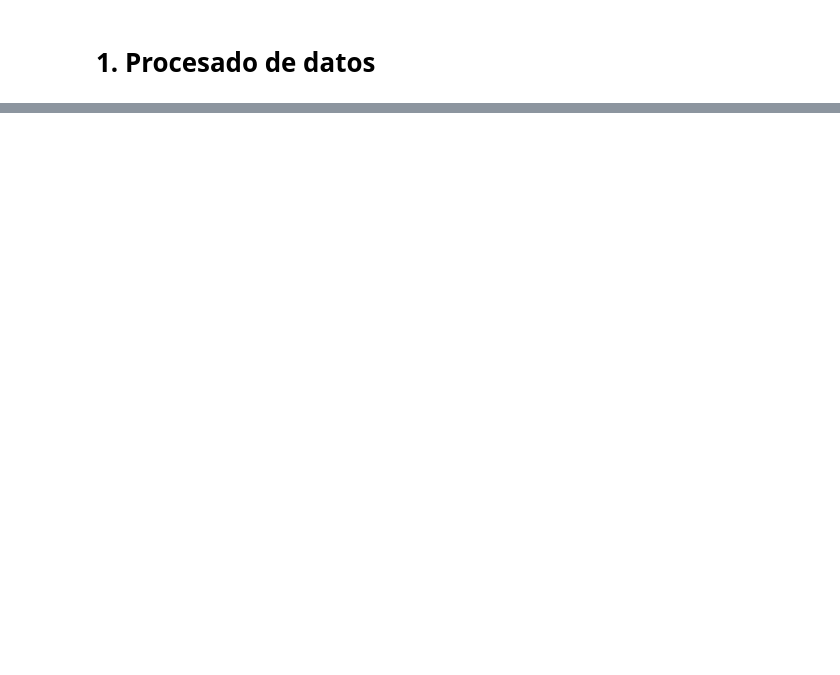
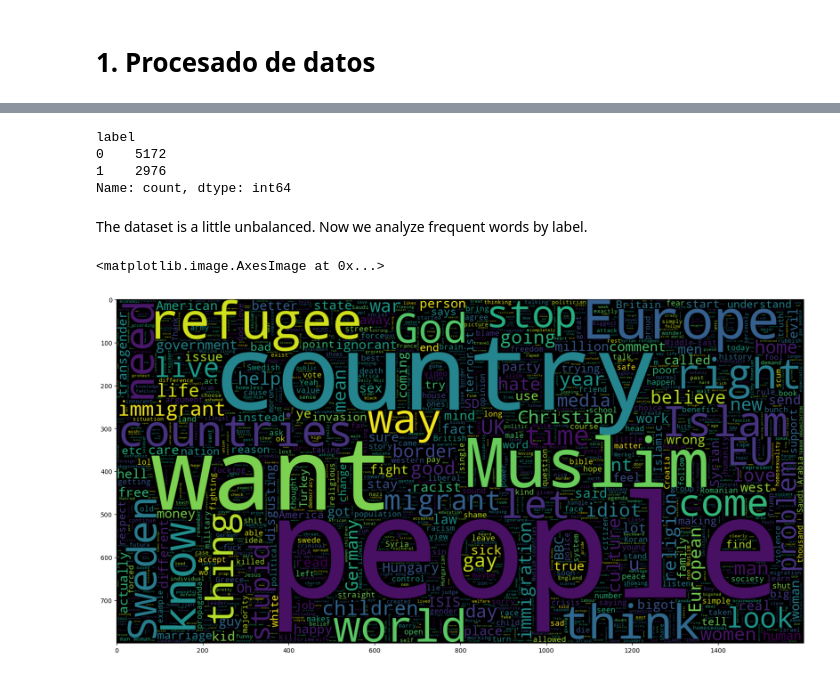
Before and after one commit to G1-ABID-23-24/offensive-language-detection-2024, a Jupyter notebook: 0_data_processing.ipynb, the cells around one changed output, grey strips where cells are left out. Cells and saved outputs as stored; diff of their text form; code cells hidden in the pictures; blank space fills up the shorter version.

Commit message:
Added visualizations and explanations

```diff
--- a/0_data_processing.ipynb
+++ b/0_data_processing.ipynb
@@ -60,0 +80,18 @@ df['text_cleaned']
+# %%
+#Checking the labelling proportion
+df['label'].value_counts()
+# %% [output]
+label
+0    5172
+1    2976
+Name: count, dtype: int64
+# %% [markdown]
+The dataset is a little unbalanced. Now we analyze frequent words by label.
+# %%
+#Text that is offensive (label=1)
+plt.figure(figsize = (20,20))
+wc = WordCloud(max_words = 2000 , width = 1600 , height = 800 , stopwords = STOPWORDS).generate(" ".join(df[df.label == 1].text_cleaned))
+plt.imshow(wc , interpolation = 'bilinear')
+# %% [output]
+<matplotlib.image.AxesImage at 0x...>
+[figure, added]
```
Also changed, not shown: parts of 31 cells of this notebook.
